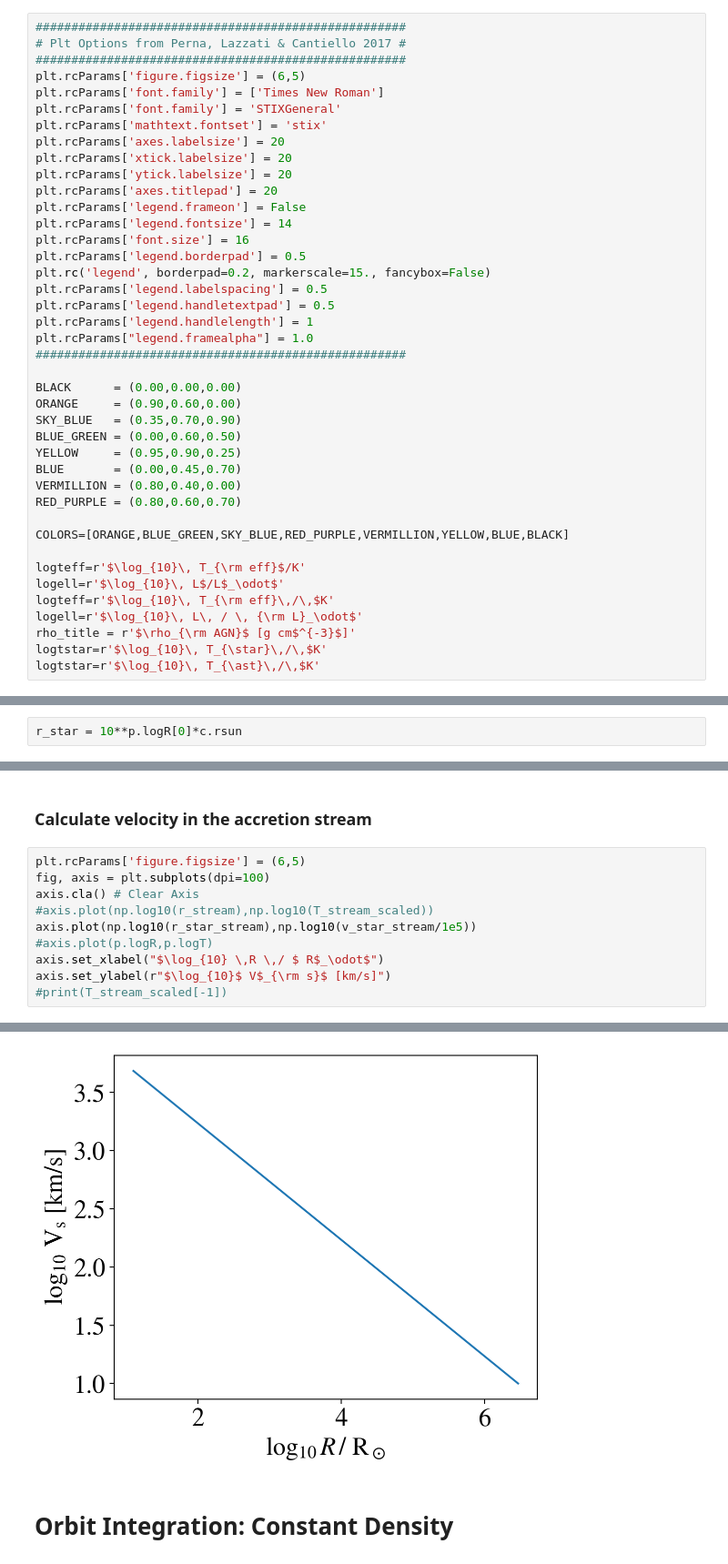
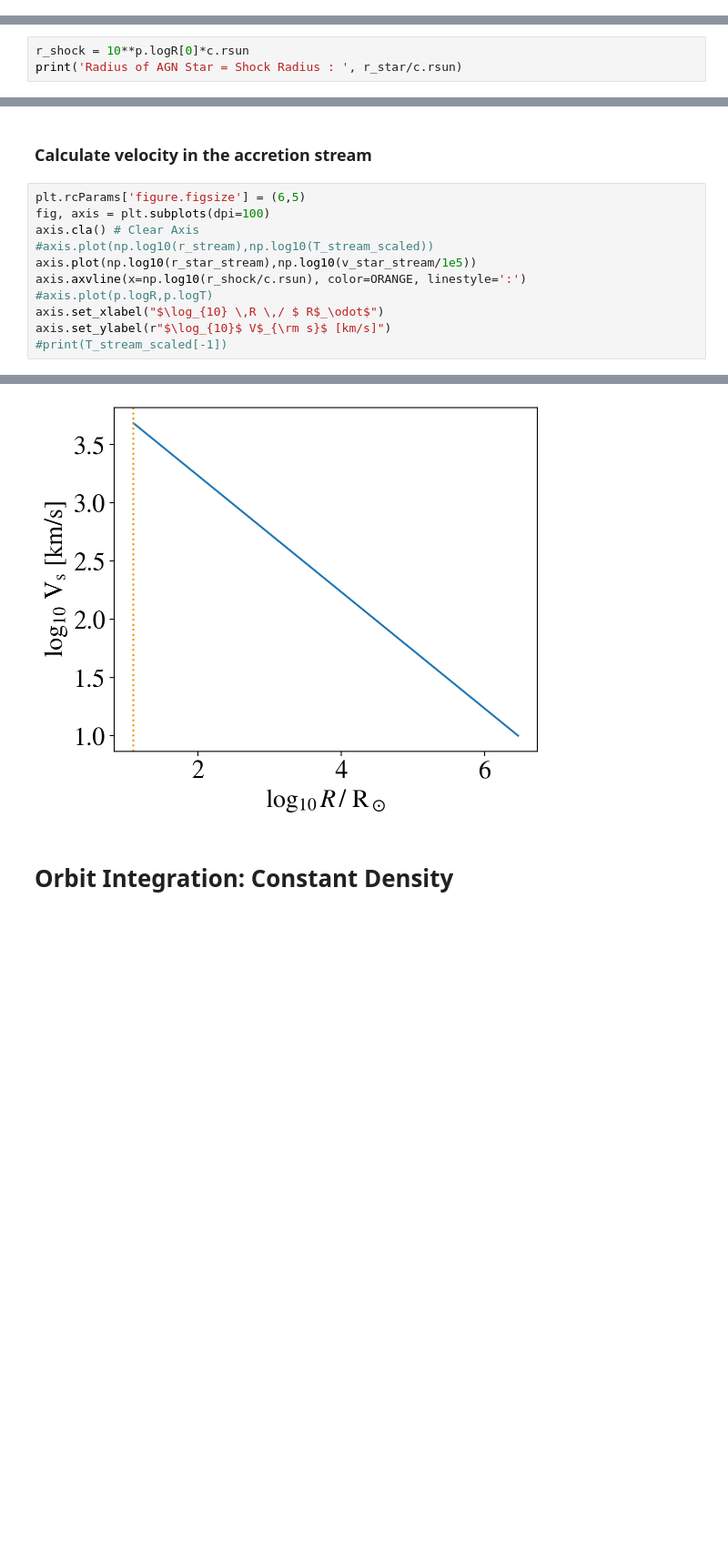
Before and after one commit to matteocantiello/agnstars_cee, a Jupyter notebook: CEE_AGN.ipynb, the cells around one changed output, grey strips where cells are left out. Shown at 91% size. Saved outputs shown, nothing was run; the diff lists cells and outputs as text; blank space fills up the shorter version.

```diff
--- a/CEE_AGN.ipynb
+++ b/CEE_AGN.ipynb
@@ -21,41 +2,0 @@ Constants defined...
-# %%
-####################################################
-# Plt Options from Perna, Lazzati & Cantiello 2017 #
-####################################################
-plt.rcParams['figure.figsize'] = (6,5)
-plt.rcParams['font.family'] = ['Times New Roman']
-plt.rcParams['font.family'] = 'STIXGeneral'
-plt.rcParams['mathtext.fontset'] = 'stix'
-plt.rcParams['axes.labelsize'] = 20
-plt.rcParams['xtick.labelsize'] = 20
-plt.rcParams['ytick.labelsize'] = 20
-plt.rcParams['axes.titlepad'] = 20
-plt.rcParams['legend.frameon'] = False
-plt.rcParams['legend.fontsize'] = 14
-plt.rcParams['font.size'] = 16
-plt.rcParams['legend.borderpad'] = 0.5
-plt.rc('legend', borderpad=0.2, markerscale=15., fancybox=False)
-plt.rcParams['legend.labelspacing'] = 0.5
-plt.rcParams['legend.handletextpad'] = 0.5
-plt.rcParams['legend.handlelength'] = 1
-plt.rcParams["legend.framealpha"] = 1.0
-####################################################
-
-BLACK      = (0.00,0.00,0.00)
-ORANGE     = (0.90,0.60,0.00)
-SKY_BLUE   = (0.35,0.70,0.90)
-BLUE_GREEN = (0.00,0.60,0.50)
-YELLOW     = (0.95,0.90,0.25)
-BLUE       = (0.00,0.45,0.70)
-VERMILLION = (0.80,0.40,0.00)
-RED_PURPLE = (0.80,0.60,0.70)
-
-COLORS=[ORANGE,BLUE_GREEN,SKY_BLUE,RED_PURPLE,VERMILLION,YELLOW,BLUE,BLACK]
-
-logteff=r'$\log_{10}\, T_{\rm eff}$/K'
-logell=r'$\log_{10}\, L$/L$_\odot$'
-logteff=r'$\log_{10}\, T_{\rm eff}\,/\,$K'
-logell=r'$\log_{10}\, L\, / \, {\rm L}_\odot$'
-rho_title = r'$\rho_{\rm AGN}$ [g cm$^{-3}$]'
-logtstar=r'$\log_{10}\, T_{\star}\,/\,$K'
-logtstar=r'$\log_{10}\, T_{\ast}\,/\,$K'
@@ -86,4 +24,5 @@ print('Mass of AGN Star (Msun): ', M)
 Bondi Radius of AGN Star (Rsun):  2952065.1791086867
 Mass of AGN Star (Msun):  773.342886953345
 # %%
-r_star = 10**p.logR[0]*c.rsun
+r_shock = 10**p.logR[0]*c.rsun
+print('Radius of AGN Star = Shock Radius : ', r_star/c.rsun)
@@ -207,16 +152,17 @@ print(T_stream_scaled[-1])
 # %%
 plt.rcParams['figure.figsize'] = (6,5)
 fig, axis = plt.subplots(dpi=100)
 axis.cla() # Clear Axis
 #axis.plot(np.log10(r_stream),np.log10(T_stream_scaled))
 axis.plot(np.log10(r_star_stream),np.log10(v_star_stream/1e5))
+axis.axvline(x=np.log10(r_shock/c.rsun), color=ORANGE, linestyle=':')
 #axis.plot(p.logR,p.logT)
 axis.set_xlabel("$\log_{10} \,R \,/ $ R$_\odot$")
 axis.set_ylabel(r"$\log_{10}$ V$_{\rm s}$ [km/s]")
 #print(T_stream_scaled[-1])
 # %% [output]
 Text(0, 0.5, '$\\log_{10}$ V$_{\\rm s}$ [km/s]')
-[figure, old version]
+[figure, new version]
 # %% [markdown]
 # Orbit Integration: Constant Density
 # %%
```
Also changed, not shown: parts of 15 cells of this notebook.
